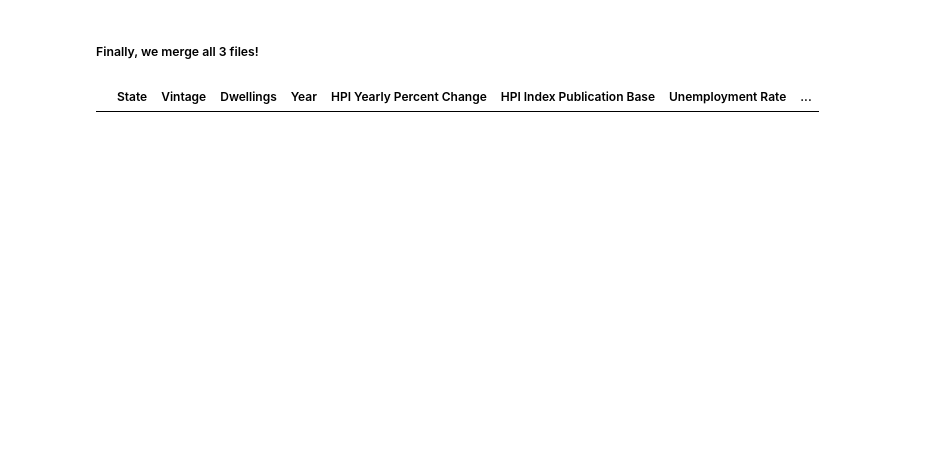
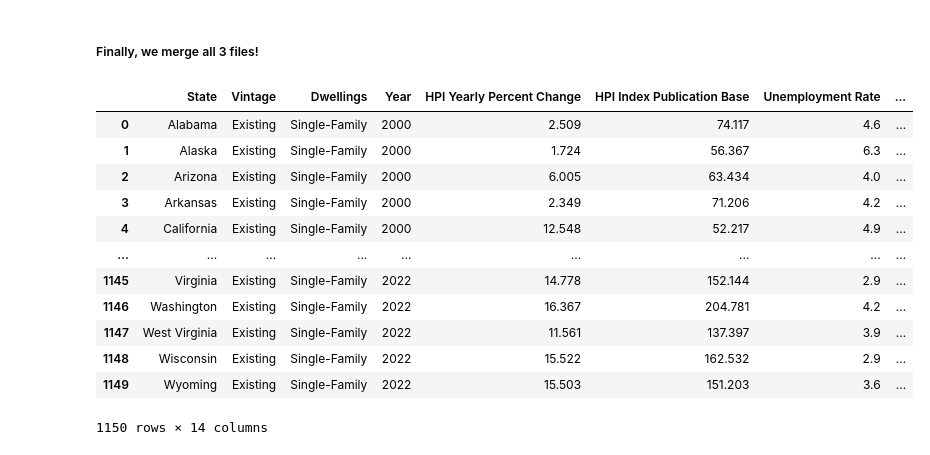
Before and after one commit to MegRob050/Projects, a Jupyter notebook: Inflation, HPI, and Unemployement.ipynb, the cells around one changed output. Drawn from its saved outputs; the diff is of its cells as text; code cells hidden in the pictures; blank space fills up the shorter version.

```diff
--- a/Inflation, HPI, and Unemployement.ipynb
+++ b/Inflation, HPI, and Unemployement.ipynb
@@ -46,4 +46,4 @@ hpi_new.drop(['TL', 'Territory Level and Typology', 'REG_ID', 'VINTAGE',
 hpi_new.rename(columns={'Value': 'HPI', 'Region':'State', 'Time':'Year'}, inplace=True)
 
 # Removing string to ease file merging
-hpi_new['State'] = hpi_new['State'].str.replace(r' \(USA\)', '')
+hpi_new['State'] = hpi_new['State'].apply(lambda x: x.split('(USA)')[0].strip())
@@ -228,11 +259,23 @@ Infl_Final['Year'] = Infl_Final['Year'].astype(int)
 # %%
 # File 1 and 2 on STATE AND YEAR
 first_merge = HPI_Final.merge(Unemployment_Final, on=['State', 'Year'])
 
 # File ^ and File 3 on YEAR
 final_merge = first_merge.merge(Infl_Final, on = ['Year'])
 final_merge.to_csv("/workspaces/Projects/Final Project File.csv", index=False)
 
-first_merge
+final_merge
 # %% [output]
 |  | State | Vintage | Dwellings | Year | HPI Yearly Percent Change | HPI Index Publication Base | Unemployment Rate | ... |
+| 0 | Alabama | Existing | Single-Family | 2000 | 2.509 | 74.117 | 4.6 | ... |
+| 1 | Alaska | Existing | Single-Family | 2000 | 1.724 | 56.367 | 6.3 | ... |
+| 2 | Arizona | Existing | Single-Family | 2000 | 6.005 | 63.434 | 4.0 | ... |
+| 3 | Arkansas | Existing | Single-Family | 2000 | 2.349 | 71.206 | 4.2 | ... |
+| 4 | California | Existing | Single-Family | 2000 | 12.548 | 52.217 | 4.9 | ... |
+| ... | ... | ... | ... | ... | ... | ... | ... | ... |
+| 1145 | Virginia | Existing | Single-Family | 2022 | 14.778 | 152.144 | 2.9 | ... |
+| 1146 | Washington | Existing | Single-Family | 2022 | 16.367 | 204.781 | 4.2 | ... |
+| 1147 | West Virginia | Existing | Single-Family | 2022 | 11.561 | 137.397 | 3.9 | ... |
+| 1148 | Wisconsin | Existing | Single-Family | 2022 | 15.522 | 162.532 | 2.9 | ... |
+| 1149 | Wyoming | Existing | Single-Family | 2022 | 15.503 | 151.203 | 3.6 | ... |
+1150 rows × 14 columns
```
Also changed, not shown: parts of 5 cells of this notebook, 1 other file.
